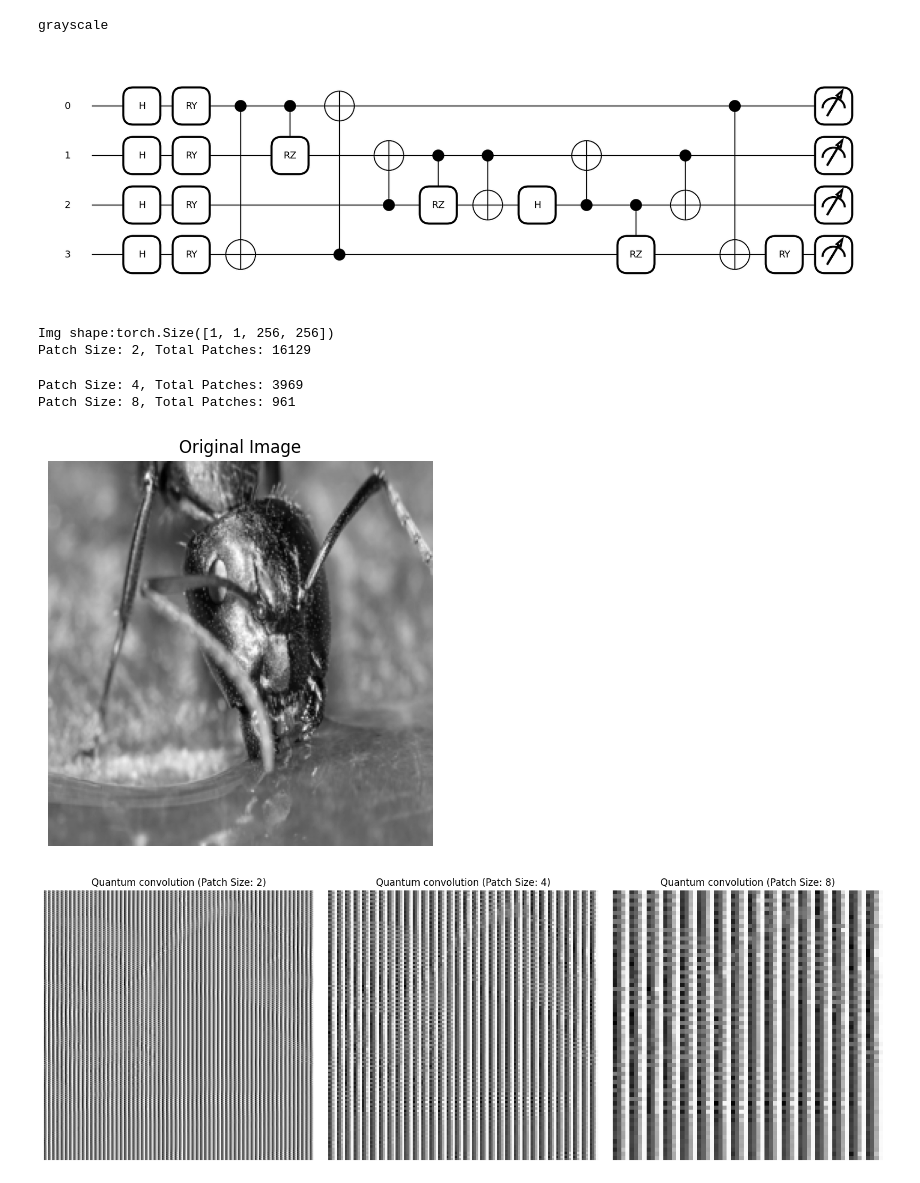
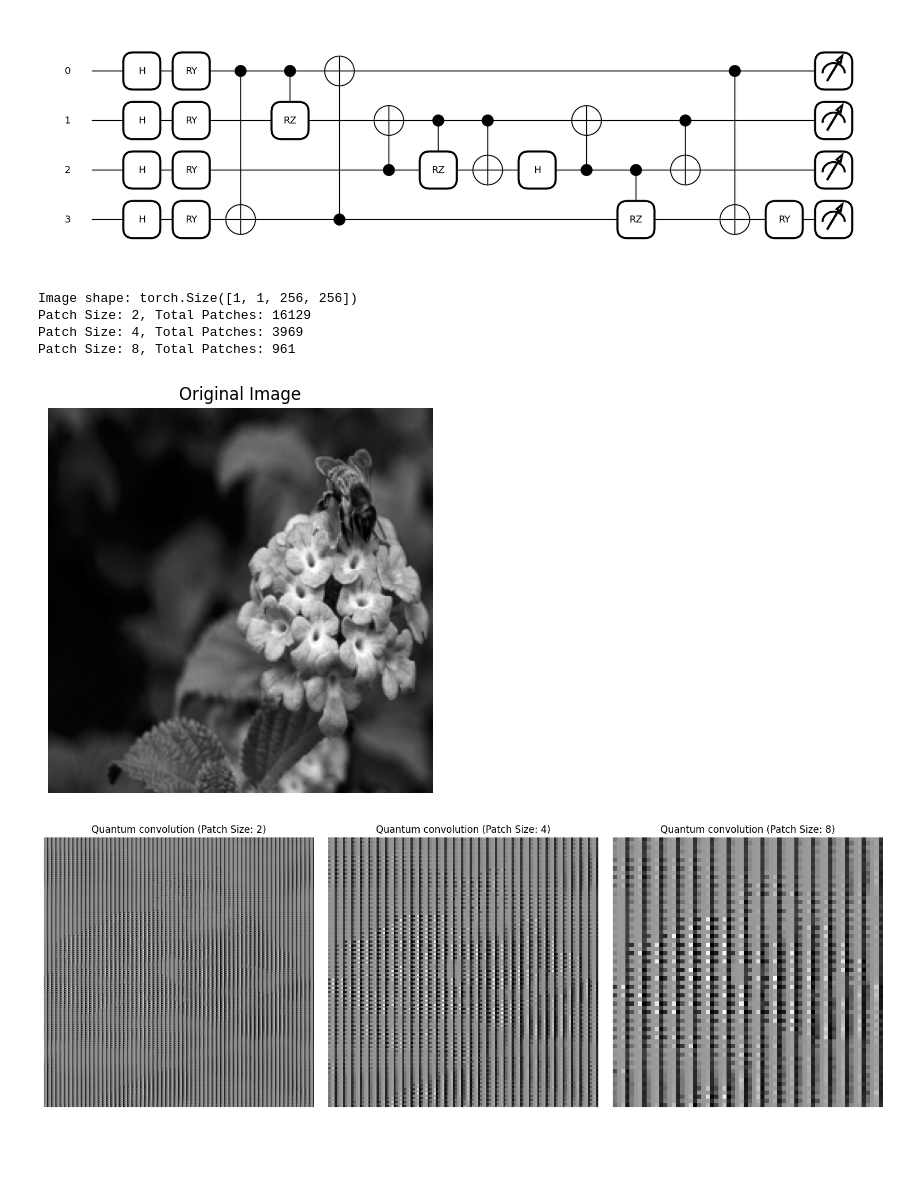
Before and after one commit to deemount/Qugel, a Jupyter notebook: qugel005_image_encoder.ipynb, the cells around one changed output. Saved outputs shown, nothing was run; the diff lists cells and outputs as text; code cells hidden in the pictures; blank space fills up the shorter version.

```diff
--- a/qugel005_image_encoder.ipynb
+++ b/qugel005_image_encoder.ipynb
@@ -1,4 +1,18 @@
 # %%
+"""
+Quantum Image Processing with Variational Quantum Circuits
+
+Author: [Your Name]
+
+Description:
+This script demonstrates quantum feature extraction from an image using a variational quantum circuit. The image is divided into patches of different sizes, and the circuit is applied to each patch to extract features. The resulting feature maps are then visualized.
+
+Usage:
+- Make sure to install the required libraries listed in the `requirements.txt` file.
+- Set the necessary parameters such as image width, number of channels, number of qubits, etc.
+- Run the script to perform quantum feature extraction and visualize the results.
+"""
+
 %reset -f
 import torch
 import torch.nn as nn
@@ -17,6 +31,7 @@ from IPython.display import display, clear_output
 
 from qugel.qgates import *
 
+# Set the image width, number of channels, and number of qubits
 img_w = 256
 rgb_c = 1  # Number of channels in the image (RGB)
 n_qubits = 4
@@ -24,62 +39,68 @@ wires = n_qubits
 
 num_classes = 2
 n_layers = 1
+#Note, no learning of PQC parameters is done here since there is no training loop and no NN- therefore the phi matrix is random.
 phi_pqc_array = torch.tensor(np.pi * np.random.randn(n_qubits))
 
+# Set the directory containing the dataset
 data_dir = "./datasets/ba"
 
-# Set device
+# Set the device (CPU or GPU)
 device = torch.device("cuda:0" if torch.cuda.is_available() else "cpu")
 dev4 = qml.device("default.qubit", wires=n_qubits)
 
-# Dataset and dataloader
-transform_list = [transforms.Resize((img_w, img_w))]  # Resize images to a fixed size
-if rgb_c == 1:
-    transform_list.append(transforms.Grayscale())  # Convert images to grayscale
-    print("grayscale")
-transform_list.append(transforms.ToTensor())  # Convert images to tensors
-data_transform = transforms.Compose(transform_list)
-dataset = ImageFolder(data_dir, transform=data_transform)
-
+# Define the quantum circuit
 @qml.qnode(dev4)
 def CONVCircuit(inputs, params_arr, q_bits, q_depth):
     """
+    Quantum circuit for feature extraction from an image patch.
+
     Args:
-        inputs: the image to encode.
-        params: phie, the paramaters of the PQC to learn
+        inputs (torch.Tensor): The image patch to encode.
+        params_arr (torch.Tensor): The parameters of the PQC to learn.
+        q_bits (int): Number of qubits.
+        q_depth (int): Number of layers in the quantum circuit.
+
+    Returns:
+        List[float]: Expectation values of Pauli-Z operators for each qubit.
     """
     num_rep = int(inputs.shape[0] / q_bits)
     Q_encoding_block(inputs, q_bits)
-
     Q_quanvol_block_A(params_arr, q_bits, q_depth)
     exp_vals = [qml.expval(qml.PauliZ(position)) for position in range(wires)]
-    # print("Patch:{}, Measure:{}, Reps:{}".format(inputs.shape, len(exp_vals), num_rep))
     return exp_vals
+
 
 fig, ax = qml.draw_mpl(CONVCircuit, expansion_strategy='device')(phi_pqc_array,phi_pqc_array,n_qubits,n_layers)
 # fig, ax = qml.draw_mpl(cirq_0, expansion_strategy='device')(3.14)
 plt.show()
 fig.show()
 # %% [output]
-grayscale
 [figure]
 # %%
+# Load the dataset
+data_transform = transforms.Compose([
+    transforms.Resize((img_w, img_w)),
+    transforms.Grayscale() if rgb_c == 1 else transforms.Lambda(lambda x: x),
+    transforms.ToTensor()
+])
+dataset = ImageFolder(data_dir, transform=data_transform)
+
 # Load a random image from the dataset
 data_loader = DataLoader(dataset, batch_size=1, shuffle=True)
 image, label = next(iter(data_loader))
-print("Img shape:{}".format(image.shape))
+print("Image shape: {}".format(image.shape))
 assert image.shape[0] == rgb_c, "The image channel dimension does not match the specified rgb_c"
 H, W = img_w, img_w
-# print("Img H:{}".format(H))
 
-# Original Image
+# Display the original image
 fig, ax = plt.subplots(1, 1, figsize=(5, 5))
 ax.imshow(image.squeeze().cpu().numpy(), cmap="gray")
 ax.set_title("Original Image")
 ax.axis("off")
 
 # Iterate through different patch sizes
-patch_sizes = [2,4,8]
+patch_sizes = [2, 4, 8]
 
 fig, axs = plt.subplots(1, len(patch_sizes), figsize=(15, 5))
 
@@ -89,36 +110,36 @@ for idx, patch_size in enumerate(patch_sizes):
     num_patches_w = (W - patch_size + 1) // patch_size
     total_patches = num_patches_h * num_patches_w
     print("Patch Size: {}, Total Patches: {}".format(patch_size, total_patches))
 
     # Accumulate results
     results = torch.empty((H // patch_size, W // patch_size, n_qubits))
 
     # Iterate through the image using patches of size patch_size * patch_size
     for i in range(0, H - patch_size + 1, patch_size):
         for j in range(0, W - patch_size + 1, patch_size):
             patch = image[:, :, i:i+patch_size, j:j+patch_size]
             patch = patch.to(device)
             # Reshape the patch tensor to match the expected shape for the quantum circuit
             inputs = patch.flatten()
             # Call the quantum circuit and collect the results
             exp_vals = CONVCircuit(inputs, phi_pqc_array, n_qubits, n_layers).float()
             # Assign the results to the corresponding position in the tensor
             results[i // patch_size, j // patch_size] = exp_vals.clone().detach()
 
     # Reshape results into a square shape
-    results = results.reshape(((H // patch_size)*2, (H // patch_size)*2))
+    results = results.reshape(((H // patch_size) * 2, (H // patch_size) * 2))
 
     # Plot the resulting quantum circuit
     axs[idx].imshow(results.squeeze().cpu().numpy(), cmap="gray")
     axs[idx].set_title("Quantum convolution (Patch Size: {})".format(patch_size))
     axs[idx].axis("off")
 
 plt.tight_layout()
 plt.show()
 # %% [output]
-Img shape:torch.Size([1, 1, 256, 256])
+Image shape: torch.Size([1, 1, 256, 256])
 Patch Size: 2, Total Patches: 16129
+Patch Size: 4, Total Patches: 3969
+Patch Size: 8, Total Patches: 961
-Patch Size: 4, Total Patches: 3969
-Patch Size: 8, Total Patches: 961
-[figure, old version]
+[figure, new version]
-[figure, old version]
+[figure, new version]
```
